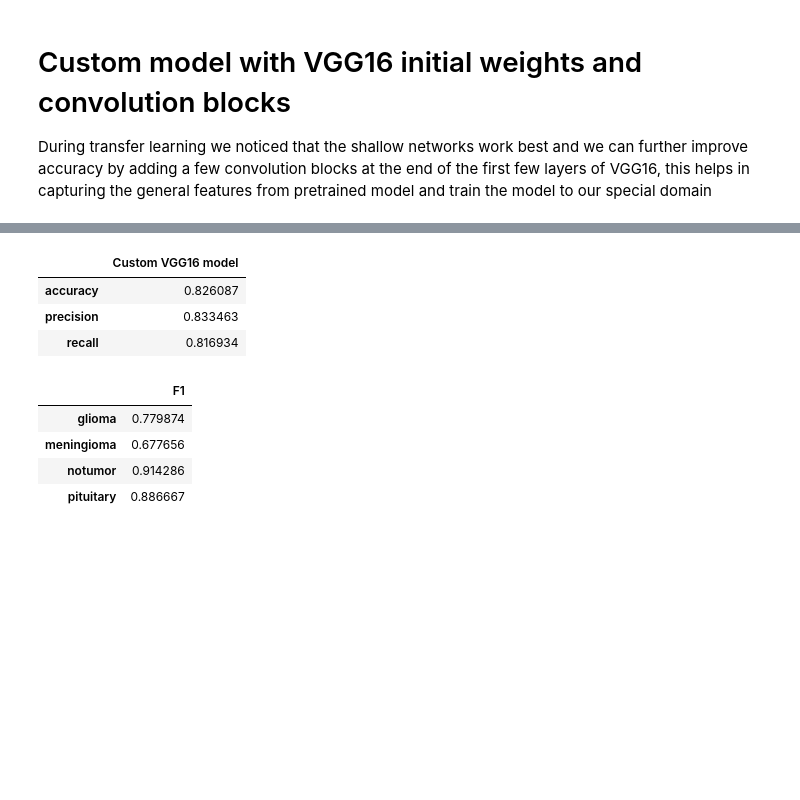
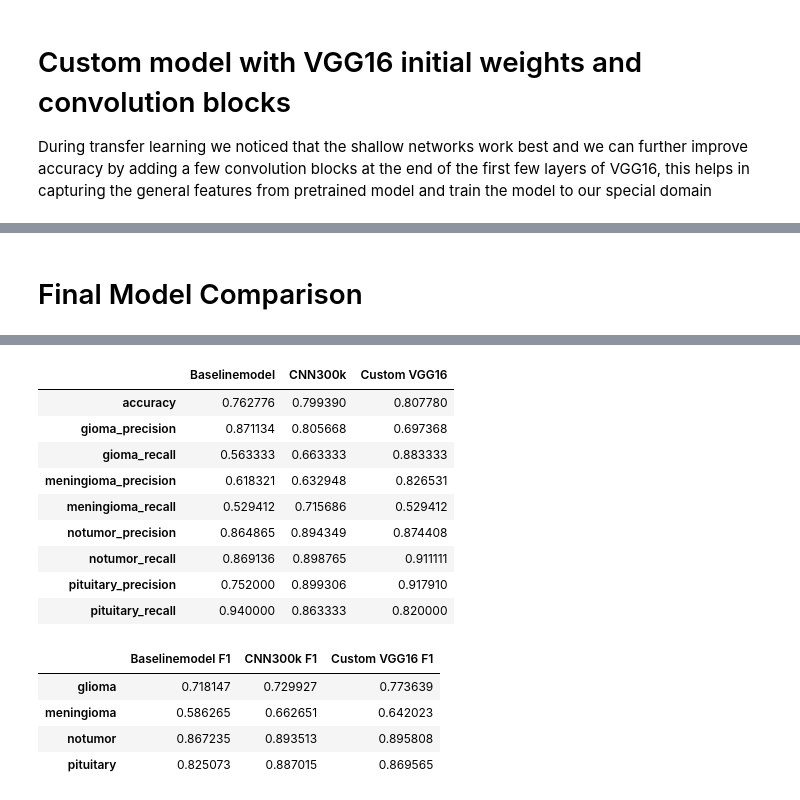
Before and after one commit to Tinus1424/braintumor, a Jupyter notebook: main_notebook.ipynb, the cells around one changed output, grey strips where cells are left out. Saved outputs shown, nothing was run; the diff lists cells and outputs as text; code cells hidden in the pictures; blank space fills up the shorter version.

Commit message:
wrote readme, finalized the results

```diff
--- a/main_notebook.ipynb
+++ b/main_notebook.ipynb
@@ -164,0 +164,4 @@ None
+# %%
+cnn = cnn300k()
+
+cnn.summary()
@@ -165,5 +190,5 @@ None
 # %%
 early_stopping = callbacks.EarlyStopping(monitor= 'val_loss', patience = 10, start_from_epoch= 20, restore_best_weights= True)
-hyper_history = hyper.fit(X_train, y_train, batch_size =4, epochs = 50, validation_data = (X_val, y_val), verbose = 1, callbacks= early_stopping)
+cnnhistory = cnn.fit(X_train, y_train, batch_size =4, epochs = 50, validation_data = (X_val, y_val), verbose = 1, callbacks= early_stopping)
 # %% [output]
 Epoch 1/50
@@ -444,8 +318,7 @@ display(f1.rename(columns =  {0: "VGG16", 1: "Resnet50", 2: "Densenet121", 3: "E
 # Custom model with VGG16 initial weights and convolution blocks
 During transfer learning we noticed that the shallow networks work best and we can further improve accuracy by adding a few convolution blocks at the end of the first few layers of VGG16, this helps in capturing the general features from pretrained model and train the model to our special domain
 # %%
-from vgg16_model_custom import custom_vgg16
-custom_model = custom_vgg16()
-early_stopping = callbacks.EarlyStopping(monitor= 'val_loss', patience = 4, start_from_epoch= 8, restore_best_weights= True)
-custom_history = custom_model.fit(X_train, y_train, epochs = 30, validation_data = (X_val, y_val), verbose = 1, callbacks= early_stopping)
+custom_vgg = custom_vgg16()
+early_stopping = callbacks.EarlyStopping(monitor= 'val_loss', patience = 3, start_from_epoch= 8, restore_best_weights= True)
+vgg_history = custom_vgg.fit(X_train, y_train, epochs = 30, validation_data = (X_val, y_val), verbose = 1, callbacks= early_stopping)
 # %% [output]
@@ -529,7 +408,9 @@ plot_confusion_matrix(custom_model, X_test, y_test, class_names_test, normalize=
+# %% [markdown]
+# Final Model Comparison
 # %%
-models = [custom_model]
+models = [base, cnn, custom_vgg]
 
 metrics, f1 = get_metrics(models, X_test, y_test, class_names_test)
-display(metrics.rename(columns = {0: "Custom VGG16 model"}))
-display(f1.rename(columns = {0: "F1"}))
+display(metrics.rename(columns = {0: "Baselinemodel", 1: "CNN300k", 2: "Custom VGG16"}))
+display(f1.rename(columns = {0: "Baselinemodel F1", 1: "CNN300k F1", 2: "Custom VGG16 F1"}))
 # %% [output]
@@ -537,9 +420,15 @@ display(f1.rename(columns = {0: "F1"}))
-|  | Custom VGG16 model |
-| accuracy | 0.826087 |
-| precision | 0.833463 |
-| recall | 0.816934 |
+|  | Baselinemodel | CNN300k | Custom VGG16 |
+| accuracy | 0.762776 | 0.799390 | 0.807780 |
+| gioma_precision | 0.871134 | 0.805668 | 0.697368 |
+| gioma_recall | 0.563333 | 0.663333 | 0.883333 |
+| meningioma_precision | 0.618321 | 0.632948 | 0.826531 |
+| meningioma_recall | 0.529412 | 0.715686 | 0.529412 |
+| notumor_precision | 0.864865 | 0.894349 | 0.874408 |
+| notumor_recall | 0.869136 | 0.898765 | 0.911111 |
+| pituitary_precision | 0.752000 | 0.899306 | 0.917910 |
+| pituitary_recall | 0.940000 | 0.863333 | 0.820000 |
-|  | F1 |
-| glioma | 0.779874 |
-| meningioma | 0.677656 |
-| notumor | 0.914286 |
-| pituitary | 0.886667 |
+|  | Baselinemodel F1 | CNN300k F1 | Custom VGG16 F1 |
+| glioma | 0.718147 | 0.729927 | 0.773639 |
+| meningioma | 0.586265 | 0.662651 | 0.642023 |
+| notumor | 0.867235 | 0.893513 | 0.895808 |
+| pituitary | 0.825073 | 0.887015 | 0.869565 |
```
Also changed, not shown: parts of 35 cells of this notebook, 6 other files.
